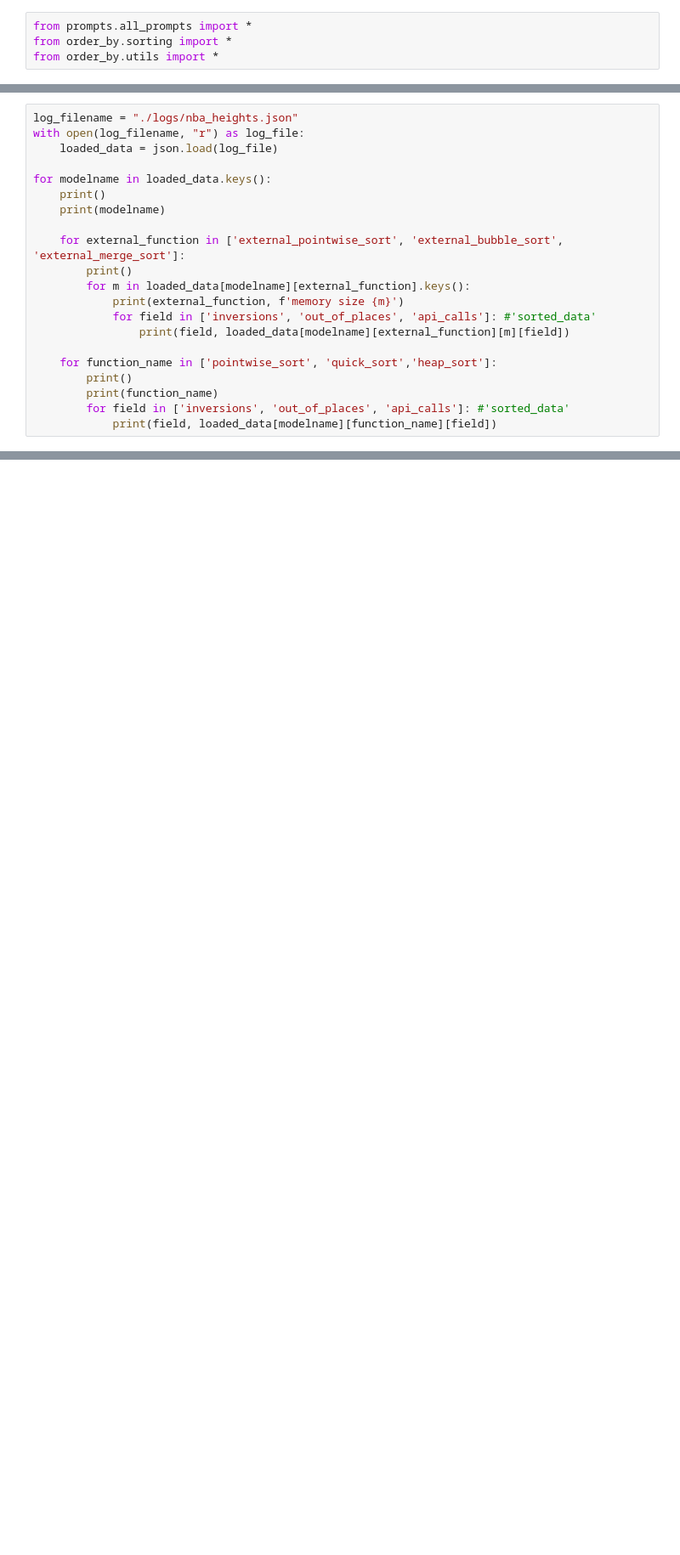
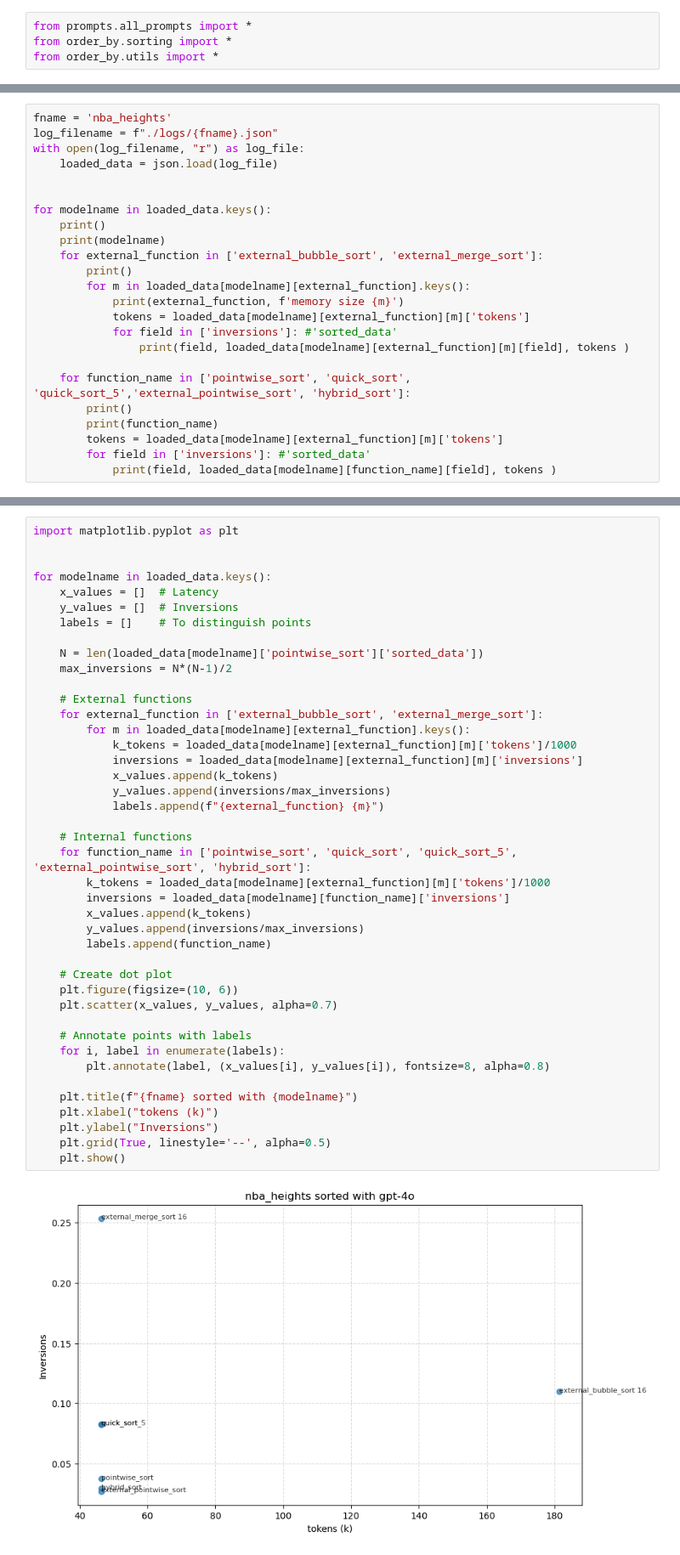
Before and after one commit to ZhaoFuheng/OrderByLLM, a Jupyter notebook: LetsSort.ipynb, the cells around one changed output, grey strips where cells are left out. Shown at 85% size. Cells and saved outputs as stored; diff of their text form; blank space fills up the shorter version.

Commit message:
update data folder aand sorting algorithms

```diff
--- a/LetsSort.ipynb
+++ b/LetsSort.ipynb
@@ -176,21 +179,24 @@ experiment(dataname, column_to_sort, log_filename, nba_pointwise_prompt_template
 # %%
-log_filename = "./logs/nba_heights.json"
+fname = 'nba_heights'
+log_filename = f"./logs/{fname}.json"
 with open(log_filename, "r") as log_file:
     loaded_data = json.load(log_file)
+
 
 for modelname in loaded_data.keys():
     print()
     print(modelname)
-
-    for external_function in ['external_pointwise_sort', 'external_bubble_sort', 'external_merge_sort']:
+    for external_function in ['external_bubble_sort', 'external_merge_sort']:
         print()
         for m in loaded_data[modelname][external_function].keys():
             print(external_function, f'memory size {m}')
-            for field in ['inversions', 'out_of_places', 'api_calls']: #'sorted_data'
-                print(field, loaded_data[modelname][external_function][m][field])
+            tokens = loaded_data[modelname][external_function][m]['tokens']
+            for field in ['inversions']: #'sorted_data'
+                print(field, loaded_data[modelname][external_function][m][field], tokens )
 
-    for function_name in ['pointwise_sort', 'quick_sort','heap_sort']:
+    for function_name in ['pointwise_sort', 'quick_sort', 'quick_sort_5','external_pointwise_sort', 'hybrid_sort']:
         print()
         print(function_name)
-        for field in ['inversions', 'out_of_places', 'api_calls']: #'sorted_data'
-            print(field, loaded_data[modelname][function_name][field])
+        tokens = loaded_data[modelname][external_function][m]['tokens']
+        for field in ['inversions']: #'sorted_data'
+            print(field, loaded_data[modelname][function_name][field], tokens )
@@ -198,0 +221,44 @@ loaded_data[modelname]['external_pointwise_sort']
+# %%
+import matplotlib.pyplot as plt
+
+
+for modelname in loaded_data.keys():
+    x_values = []  # Latency
+    y_values = []  # Inversions
+    labels = []    # To distinguish points
+
+    N = len(loaded_data[modelname]['pointwise_sort']['sorted_data'])
+    max_inversions = N*(N-1)/2
+
+    # External functions
+    for external_function in ['external_bubble_sort', 'external_merge_sort']:
+        for m in loaded_data[modelname][external_function].keys():
+            k_tokens = loaded_data[modelname][external_function][m]['tokens']/1000
+            inversions = loaded_data[modelname][external_function][m]['inversions']
+            x_values.append(k_tokens)
+            y_values.append(inversions/max_inversions)
+            labels.append(f"{external_function} {m}")
+
+    # Internal functions
+    for function_name in ['pointwise_sort', 'quick_sort', 'quick_sort_5', 'external_pointwise_sort', 'hybrid_sort']:
+        k_tokens = loaded_data[modelname][external_function][m]['tokens']/1000
+        inversions = loaded_data[modelname][function_name]['inversions']
+        x_values.append(k_tokens)
+        y_values.append(inversions/max_inversions)
+        labels.append(function_name)
+
+    # Create dot plot
+    plt.figure(figsize=(10, 6))
+    plt.scatter(x_values, y_values, alpha=0.7)
+
+    # Annotate points with labels
+    for i, label in enumerate(labels):
+        plt.annotate(label, (x_values[i], y_values[i]), fontsize=8, alpha=0.8)
+
+    plt.title(f"{fname} sorted with {modelname}")
+    plt.xlabel("tokens (k)")
+    plt.ylabel("Inversions")
+    plt.grid(True, linestyle='--', alpha=0.5)
+    plt.show()
+# %% [output]
+[figure, added]
```
Also changed, not shown: parts of 10 cells of this notebook, 14 other files.
